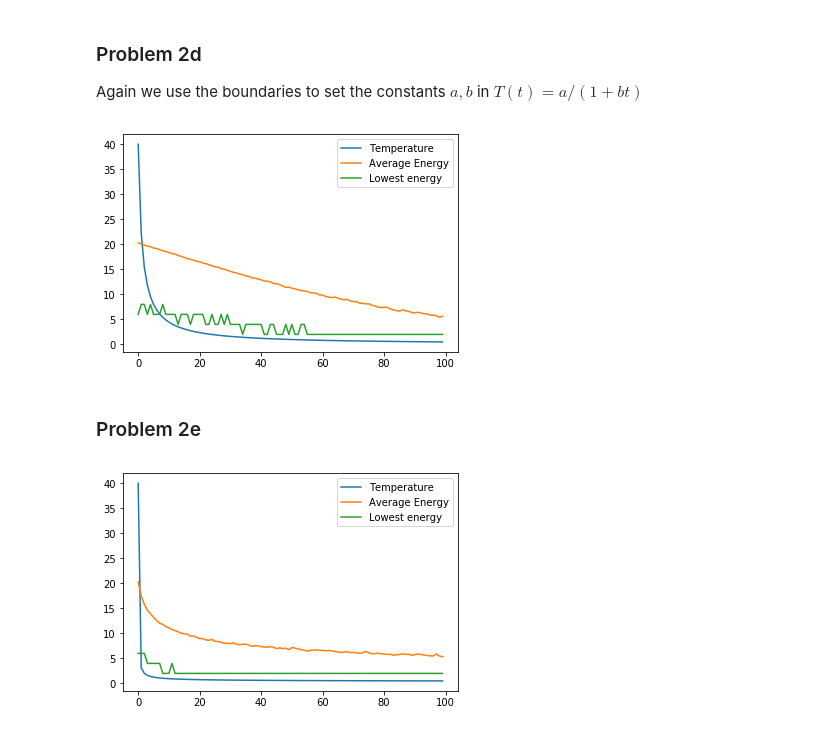
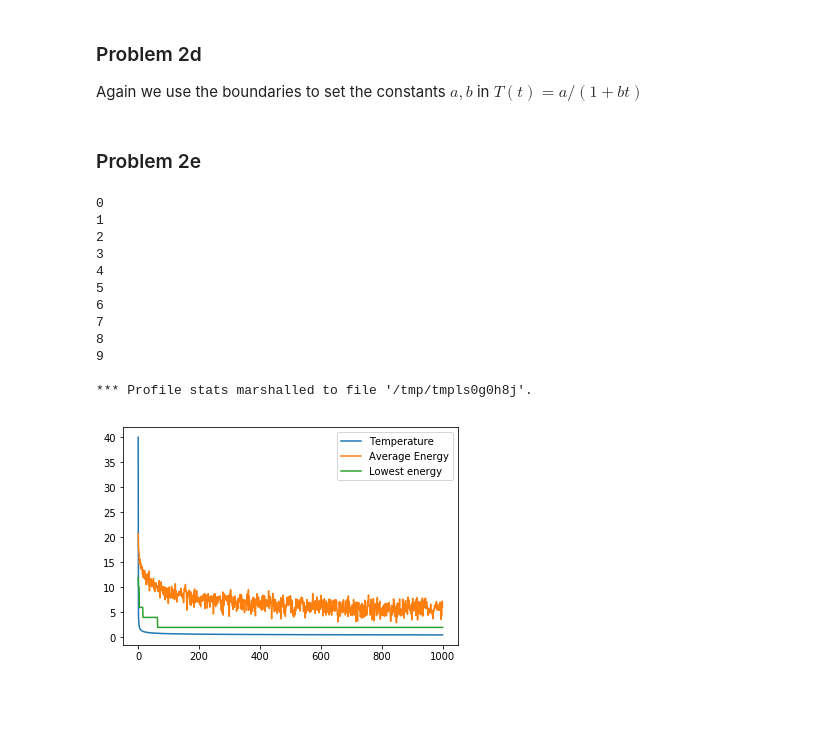
Before and after one commit to christian512/necklace_simulation, a Jupyter notebook: Assignment2.ipynb, the cells around one changed output. Cells and saved outputs as stored; diff of their text form; code cells hidden in the pictures; blank space fills up the shorter version.

```diff
--- a/Assignment2.ipynb
+++ b/Assignment2.ipynb
@@ -63,8 +58,9 @@ plt.savefig('plots/problem2c.png')
 ### Problem 2d
 Again we use the boundaries to set the constants $a,b$ in $T(t) = a / (1+bt)$
 # %%
-temps = np.linspace(0,100,100)
-temps = 40/(1+39.5/50*temps)
+temps = np.linspace(0,n,n)
+b = 39.5/(0.5*np.max(temps))
+temps = 40/(1+b*temps)
 plt.plot(temps,label = 'Temperature')
 nkl = Necklace(20,2)
 anl = Annealer()
@@ -75,23 +71,33 @@ plt.plot(energyArr, label = 'Average Energy')
 plt.plot(energyVBSFArr, label='Lowest energy')
 plt.legend()
 plt.savefig('plots/problem2d.png')
-# %% [output]
-[figure, removed]
 # %% [markdown]
 ### Problem 2e
 # %%
-temps = np.linspace(0,100,100)
-b = 79/np.log(101)
+temps = np.linspace(0,n,n)
+b = 39.5/(0.5*np.log(np.max(temps)+1))
 temps = 40/(1+b*np.log(temps+1))
 plt.plot(temps,label = 'Temperature')
 nkl = Necklace(20,2)
 anl = Annealer()
 anl.set_model(nkl)
 anl.set_temps(temps)
-energyArr,energyVBSFArr = anl.run(n)
+%snakeviz energyArr,energyVBSFArr = anl.run(n)
 plt.plot(energyArr, label = 'Average Energy')
 plt.plot(energyVBSFArr, label='Lowest energy')
 plt.legend()
 plt.savefig('plots/problem2e.png')
 # %% [output]
+0
+1
+2
+3
+4
+5
+6
+7
+8
+9
+
+*** Profile stats marshalled to file '/tmp/tmpls0g0h8j'.
-[figure, old version]
+[figure, new version]
```
Also changed, not shown: parts of 6 cells of this notebook, 3 other files.
